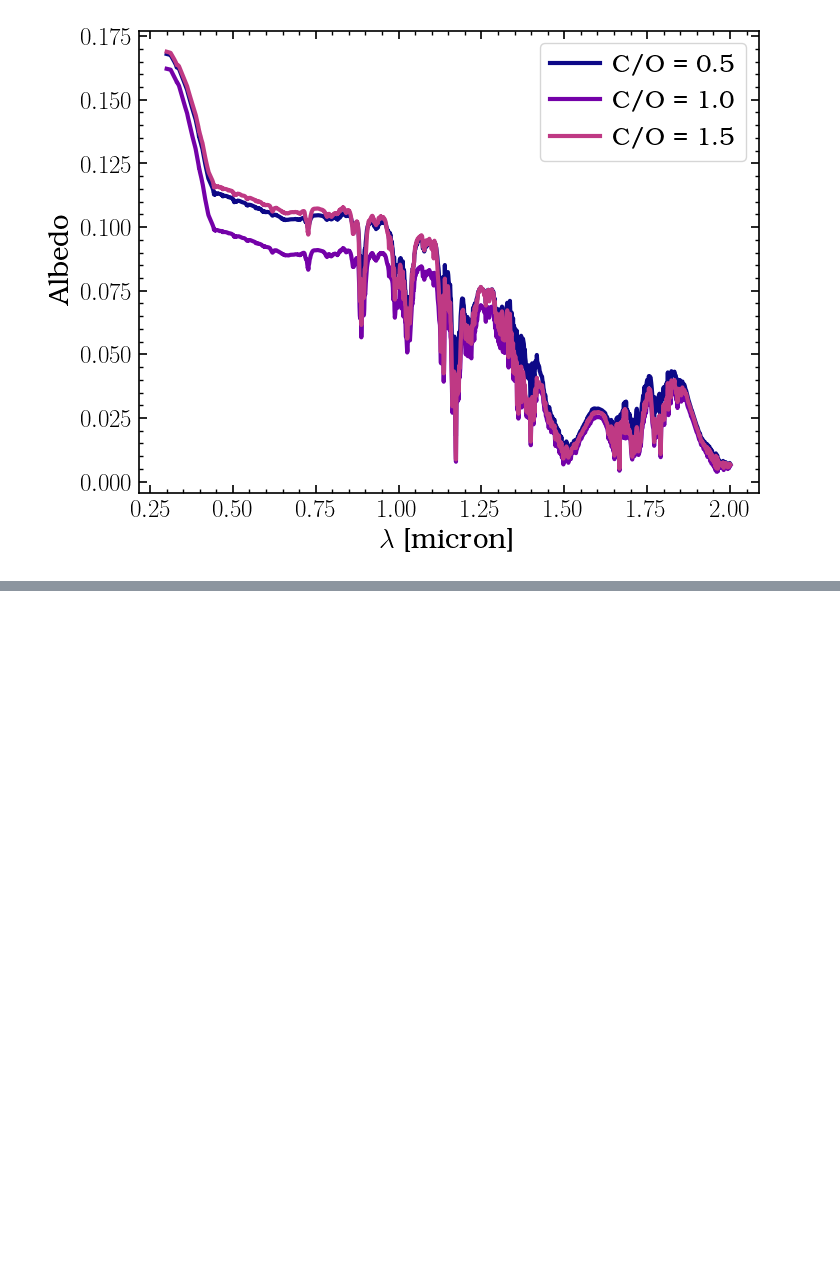
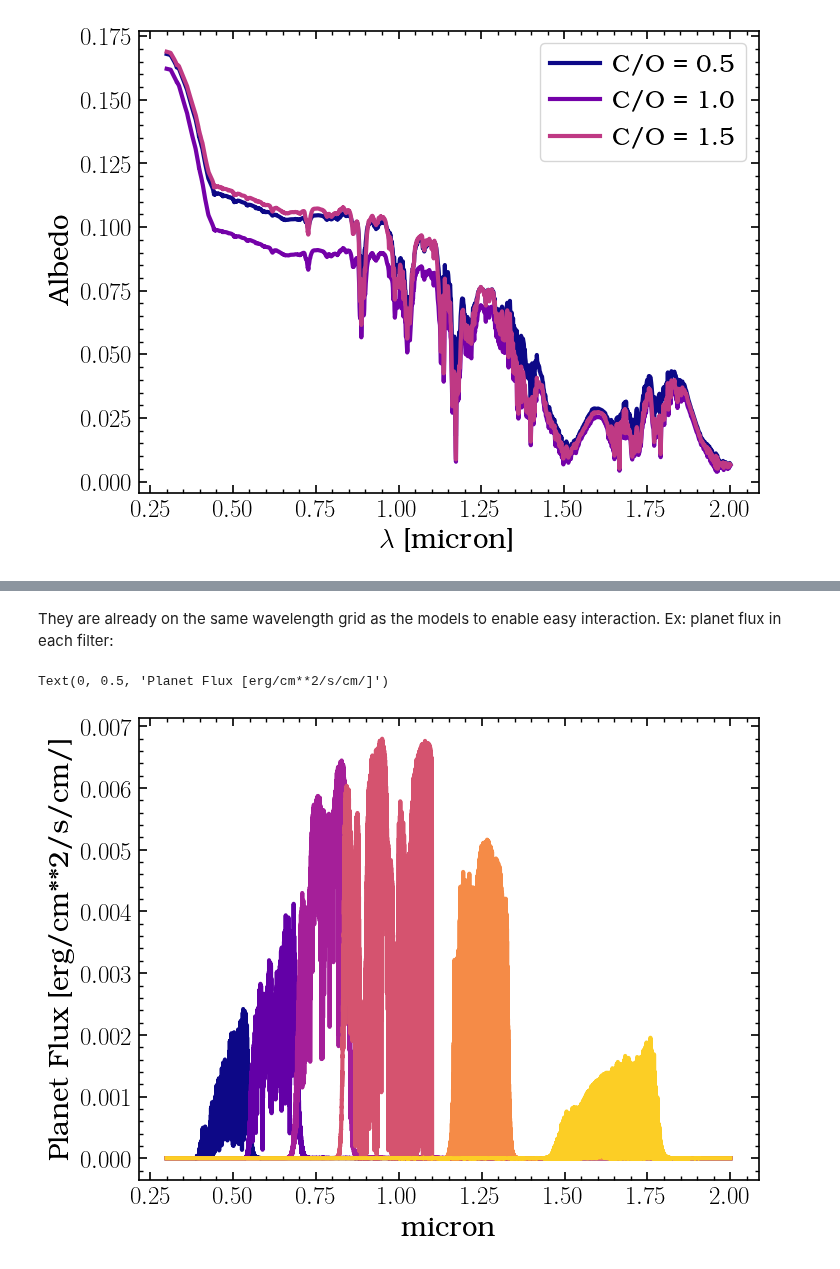
Before and after one commit to logan-pearce/ReflectX, a Jupyter notebook: docs/source/notebooks/Using-The-Models.ipynb, the cells around one changed output, grey strips where cells are left out. Drawn from its saved outputs; the diff is of its cells as text; code cells hidden in the pictures; blank space fills up the shorter version.

```diff
--- a/docs/source/notebooks/Using-The-Models.ipynb
+++ b/docs/source/notebooks/Using-The-Models.ipynb
@@ -345,0 +384,17 @@ plt.legend()
+# %% [markdown]
+They are already on the same wavelength grid as the models to enable easy interaction. Ex: planet flux in each filter:
+# %%
+path = '/Volumes/Oy/'
+Teff = 3500
+planet = 'Saturn'
+CtoO = 0.5
+model = LoadModel(path, Teff, planet, CtoO, teq = 150, phase = 90, clouds = {'fsed':1, 'kzz':1e9})
+# %%
+for i,key in enumerate(filters.data_vars.keys()):
+    color = colors[i]
+    plt.plot(model.wavelength, model.planetflux*filters[key], color=color)
+plt.xlabel(filters.wavelength.units)
+plt.ylabel('Planet Flux [{}]'.format(model.planetflux.units))
+# %% [output]
+Text(0, 0.5, 'Planet Flux [erg/cm**2/s/cm/]')
+[figure, added]
```
Also changed, not shown: parts of 6 cells of this notebook, 7 other files.
